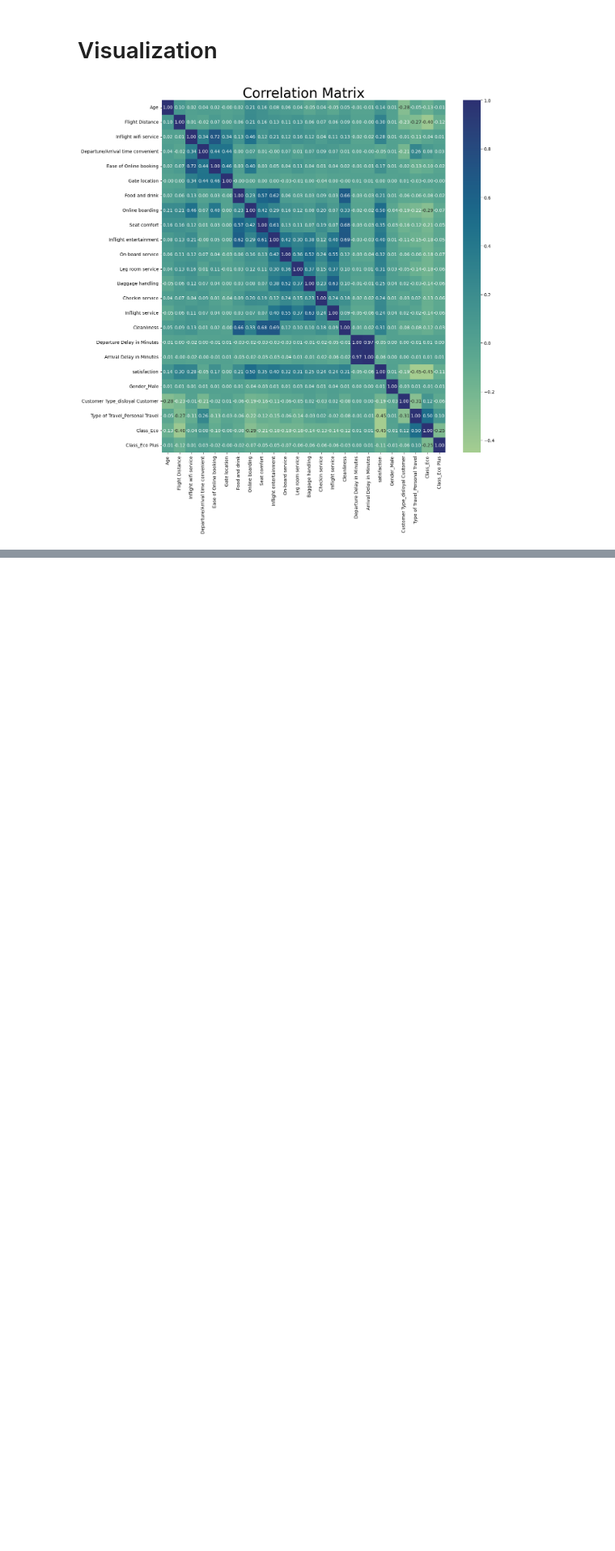
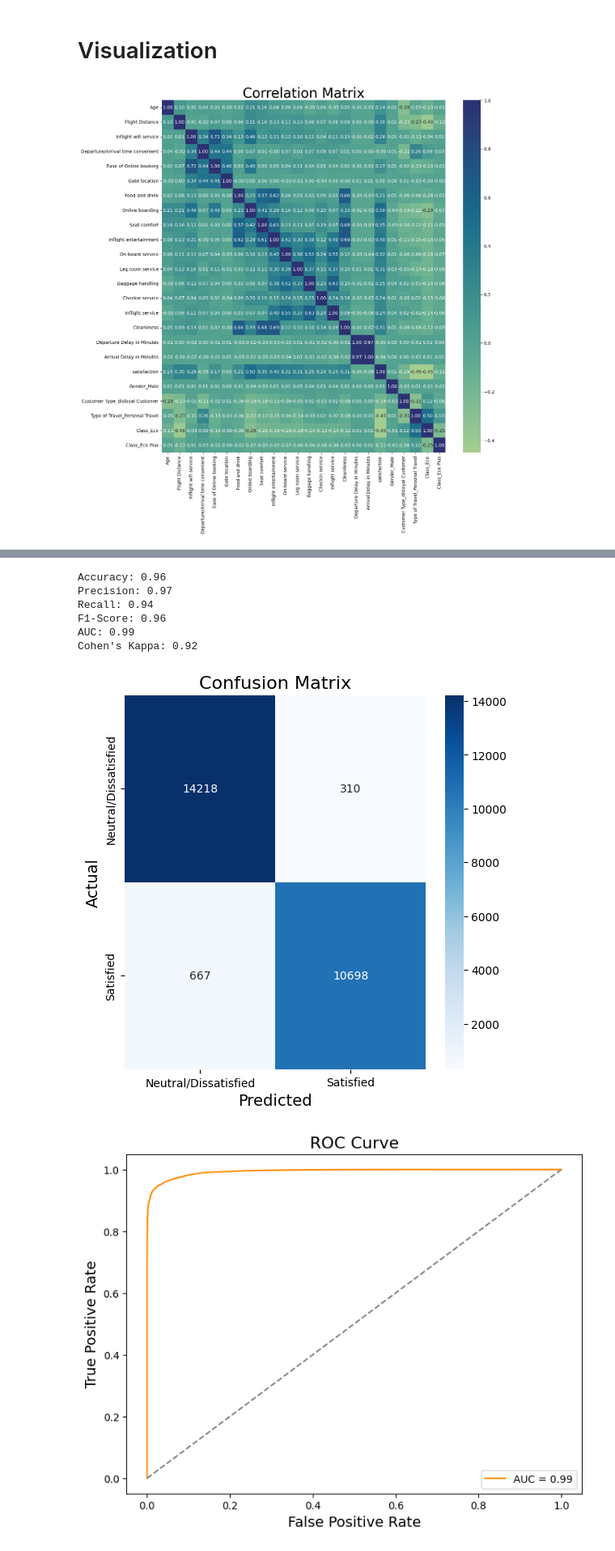
Before and after one commit to airline-management-system/customer-satisfaction, a Jupyter notebook: notebook/benchmark.ipynb, the cells around one changed output, grey strips where cells are left out. Shown: that part at 81% size. Cells and saved outputs as stored; diff of their text form; code cells hidden in the pictures; blank space fills up the shorter version.

```diff
--- a/notebook/benchmark.ipynb
+++ b/notebook/benchmark.ipynb
@@ -47,0 +201,62 @@ display_correlation_matrix(train)
+# %%
+from sklearn.ensemble import RandomForestClassifier
+
+def run_RF():
+    # Define RF model
+    rf_model = RandomForestClassifier(n_estimators=100, random_state=42)
+
+    # Train the model
+    rf_model.fit(X_train, y_train)
+
+    # Make prediction by test dataset
+    y_pred = rf_model.predict(X_test)
+    y_prob = rf_model.predict_proba(X_test)[:, 1]  # ROC Curve için olasılık değerleri
+
+    # Calculate performance metrics
+    rf_accuracy = accuracy_score(y_test, y_pred)
+    rf_precision = precision_score(y_test, y_pred)
+    rf_recall = recall_score(y_test, y_pred)
+    rf_f1 = f1_score(y_test, y_pred)
+    rf_auc = roc_auc_score(y_test, y_prob)
+    rf_kappa = cohen_kappa_score(y_test, y_pred)
+
+    # Print performance metrics
+    print(f"Accuracy: {rf_accuracy:.2f}")
+    print(f"Precision: {rf_precision:.2f}")
+    print(f"Recall: {rf_recall:.2f}")
+    print(f"F1-Score: {rf_f1:.2f}")
+    print(f"AUC: {rf_auc:.2f}")
+    print(f"Cohen's Kappa: {rf_kappa:.2f}")
+
+    # Draw confusion matrix
+    conf_matrix = confusion_matrix(y_test, y_pred)
+
+    plt.figure(figsize=(6, 6))
+    sns.heatmap(conf_matrix, annot=True, fmt="d", cmap="Blues", xticklabels=['Neutral/Dissatisfied', 'Satisfied'], yticklabels=['Neutral/Dissatisfied', 'Satisfied'])
+    plt.title('Confusion Matrix', fontsize=16)
+    plt.xlabel('Predicted', fontsize=14)
+    plt.ylabel('Actual', fontsize=14)
+    plt.show()
+
+    # Draw ROC curve
+    fpr, tpr, _ = roc_curve(y_test, y_prob)
+
+    plt.figure(figsize=(8, 6))
+    plt.plot(fpr, tpr, label=f"AUC = {rf_auc:.2f}", color="darkorange")
+    plt.plot([0, 1], [0, 1], linestyle="--", color="gray")
+    plt.title('ROC Curve', fontsize=16)
+    plt.xlabel('False Positive Rate', fontsize=14)
+    plt.ylabel('True Positive Rate', fontsize=14)
+    plt.legend(loc="lower right")
+    plt.show()
+
+run_RF()
+# %% [output]
+Accuracy: 0.96
+Precision: 0.97
+Recall: 0.94
+F1-Score: 0.96
+AUC: 0.99
+Cohen's Kappa: 0.92
+[figure, added]
+[figure, added]
```
Also changed, not shown: parts of 7 cells of this notebook.
